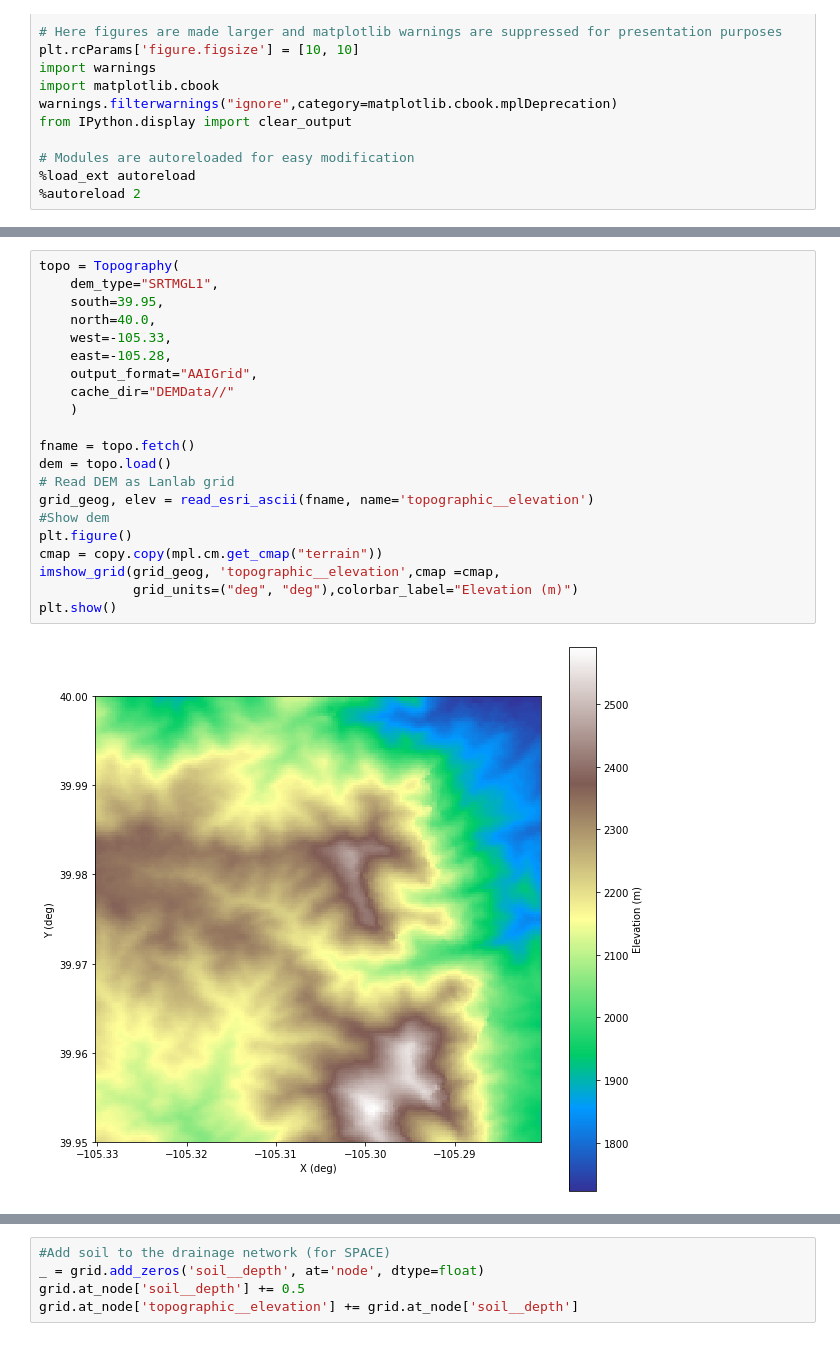
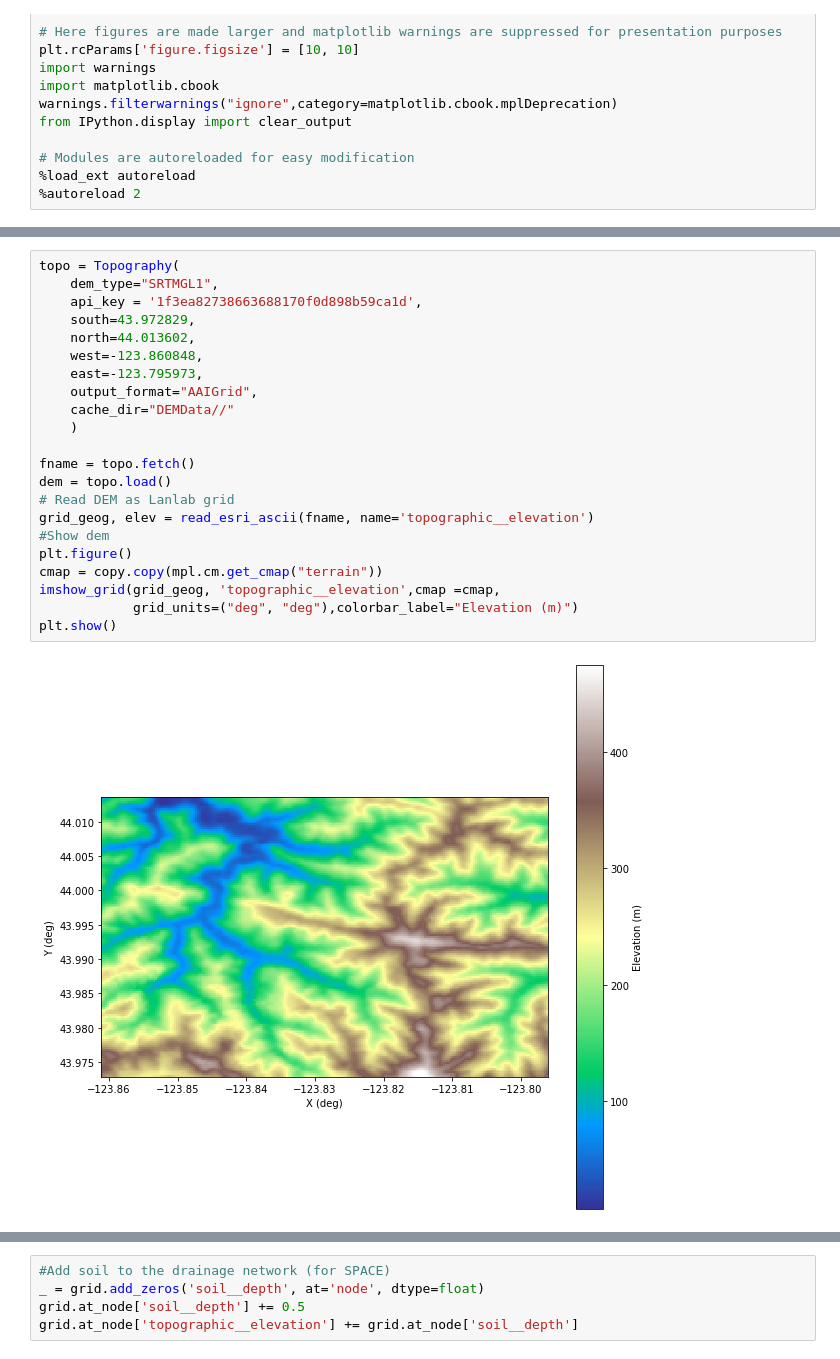
Before and after one commit to csdms-spring-school-2022/abrupt-perturbations, a Jupyter notebook: abrupt_fire_landslide/Fire_try.ipynb, the cells around one changed output, grey strips where cells are left out. Saved outputs shown, nothing was run; the diff lists cells and outputs as text.

```diff
--- a/abrupt_fire_landslide/Fire_try.ipynb
+++ b/abrupt_fire_landslide/Fire_try.ipynb
@@ -133,26 +143,27 @@ SyntaxError: invalid syntax (3226130555.py, line 82)
 # %%
 topo = Topography(
     dem_type="SRTMGL1",
-    south=39.95,
-    north=40.0,
-    west=-105.33,
-    east=-105.28,
+    api_key = '1f3ea82738663688170f0d898b59ca1d',
+    south=43.972829,
+    north=44.013602,
+    west=-123.860848,
+    east=-123.795973,
     output_format="AAIGrid",
     cache_dir="DEMData//"
     )
 
 fname = topo.fetch()
 dem = topo.load()
 # Read DEM as Lanlab grid
 grid_geog, elev = read_esri_ascii(fname, name='topographic__elevation')
 #Show dem
 plt.figure()
 cmap = copy.copy(mpl.cm.get_cmap("terrain"))
 imshow_grid(grid_geog, 'topographic__elevation',cmap =cmap,
             grid_units=("deg", "deg"),colorbar_label="Elevation (m)")
 plt.show()
 # %% [output]
-[figure, old version]
+[figure, new version]
 # %%
 grid = RasterModelGrid((grid_geog.number_of_node_rows,grid_geog.number_of_node_columns),30)
 grid.add_field('topographic__elevation',elev, at = 'node')
```
Also changed, not shown: parts of 11 cells of this notebook.
